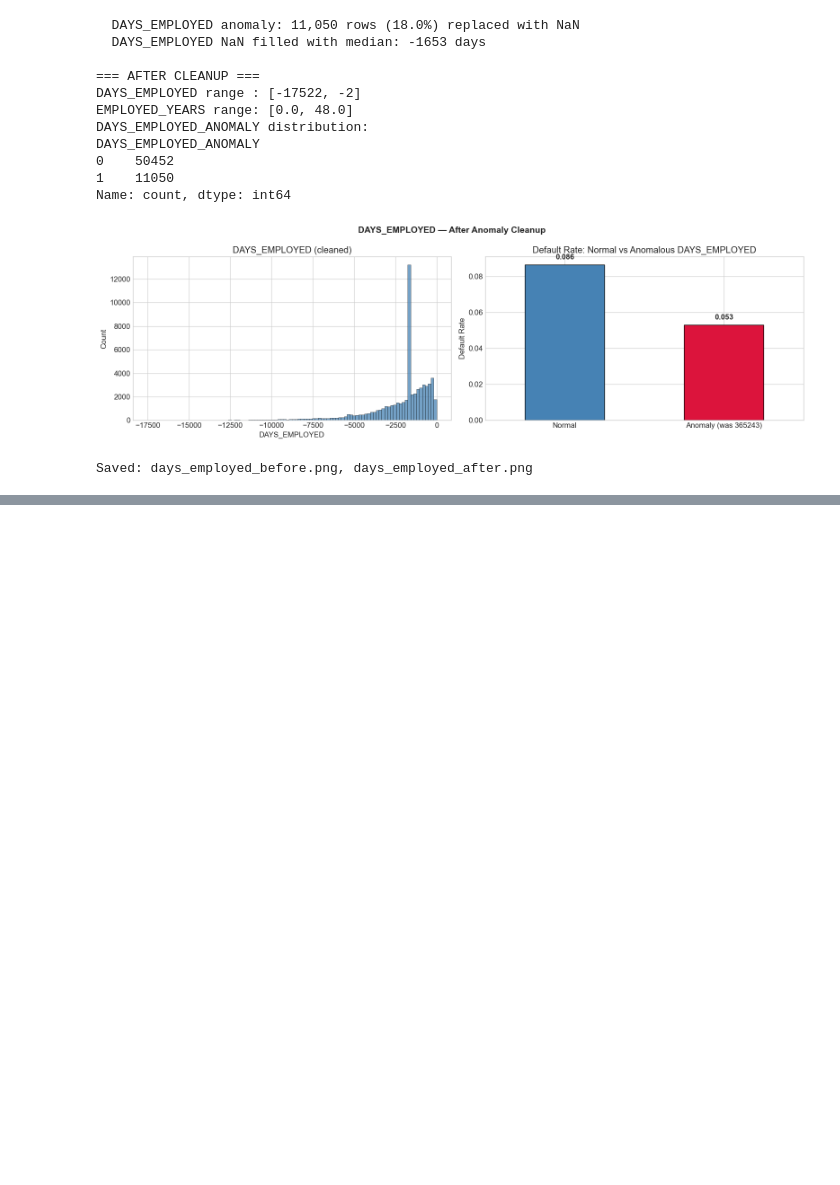
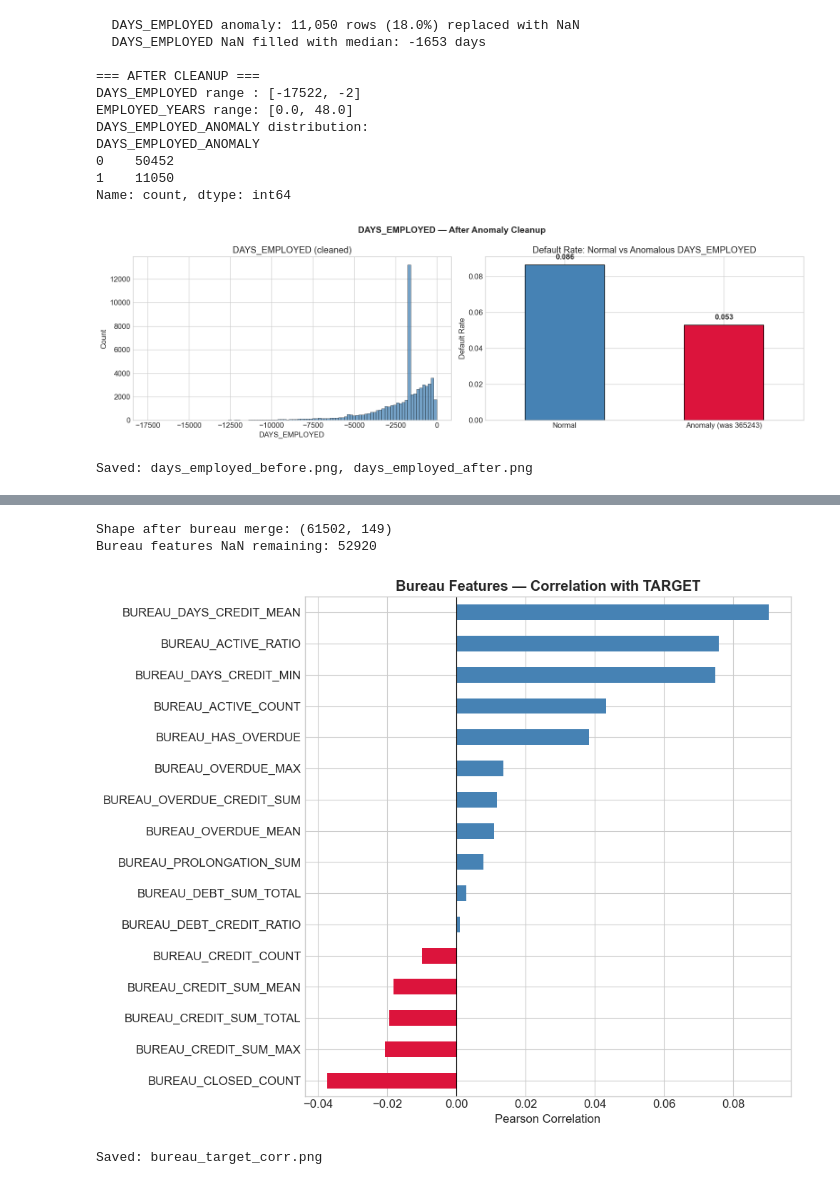
Before and after one commit to busrakurunceng/Ai_Credit_Risk, a Jupyter notebook: notebooks/02_feature_engineering.ipynb, the cells around one changed output, grey strips where cells are left out. Saved outputs shown, nothing was run; the diff lists cells and outputs as text; code cells hidden in the pictures; blank space fills up the shorter version.

```diff
--- a/notebooks/02_feature_engineering.ipynb
+++ b/notebooks/02_feature_engineering.ipynb
@@ -263,0 +281,11 @@ Saved: days_employed_before.png, days_employed_after.png
+# %%
+# Load bureau table (full data, no sampling — we aggregate it down)
+bureau = pd.read_csv(os.path.join(DATA_DIR, 'bureau.csv'))
+bureau = reduce_memory_usage(bureau, verbose=True)
+
+# Filter to only clients in our sampled train set
+train_ids = set(df['SK_ID_CURR'].unique())
+bureau = bureau[bureau['SK_ID_CURR'].isin(train_ids)].reset_index(drop=True)
+print(f"\nBureau rows (filtered): {len(bureau):,}")
+print(f"Unique clients in bureau: {bureau['SK_ID_CURR'].nunique():,}")
+print(f"Clients in train with NO bureau record: {len(train_ids) - bureau['SK_ID_CURR'].nunique():,}")
@@ -263,0 +298,6 @@ Saved: days_employed_before.png, days_employed_after.png
+# %%
+# Aggregate bureau to one row per client
+bureau_agg = aggregate_bureau(bureau)
+print(f"\nBureau aggregated shape: {bureau_agg.shape}")
+print(f"Columns: {list(bureau_agg.columns)}")
+bureau_agg.head()
@@ -263,0 +315,32 @@ Saved: days_employed_before.png, days_employed_after.png
+# %%
+# Merge bureau features into the main table
+df = df.merge(bureau_agg, on='SK_ID_CURR', how='left')
+
+# Clients with no bureau record will have NaN — fill with 0 for count/flag columns
+bureau_fill_zero = [c for c in bureau_agg.columns if c != 'SK_ID_CURR' and
+                    any(k in c for k in ['COUNT', 'HAS_', 'SUM', 'PROLONGATION'])]
+df[bureau_fill_zero] = df[bureau_fill_zero].fillna(0)
+
+print(f"Shape after bureau merge: {df.shape}")
+print(f"Bureau features NaN remaining: {df[[c for c in bureau_agg.columns if c != 'SK_ID_CURR']].isnull().sum().sum()}")
+# %% [output]
+Shape after bureau merge: (61502, 149)
+Bureau features NaN remaining: 52920
+# %%
+# Visualize bureau features: correlation with TARGET
+bureau_feat_cols = [c for c in bureau_agg.columns if c != 'SK_ID_CURR']
+bureau_corr = df[['TARGET'] + bureau_feat_cols].corr()['TARGET'].drop('TARGET').sort_values()
+
+fig, ax = plt.subplots(figsize=(10, 8))
+colors = ['crimson' if v < 0 else 'steelblue' for v in bureau_corr.values]
+bureau_corr.plot.barh(ax=ax, color=colors)
+ax.set_title('Bureau Features — Correlation with TARGET', fontweight='bold')
+ax.set_xlabel('Pearson Correlation')
+ax.axvline(x=0, color='black', linewidth=0.8)
+plt.tight_layout()
+plt.savefig(os.path.join(PLOT_DIR, 'bureau_target_corr.png'), dpi=150, bbox_inches='tight')
+plt.show()
+print('Saved: bureau_target_corr.png')
+# %% [output]
+[figure, added]
+Saved: bureau_target_corr.png
```
Also changed, not shown: parts of 13 cells of this notebook, 2 other files.
